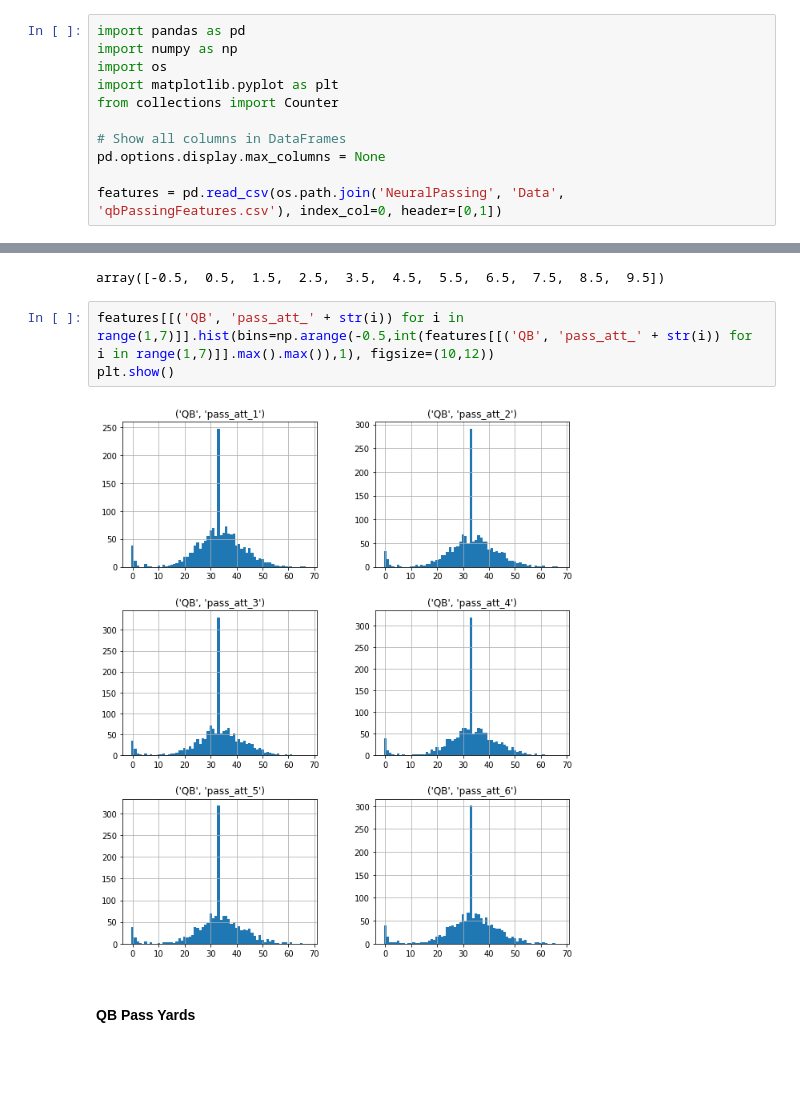
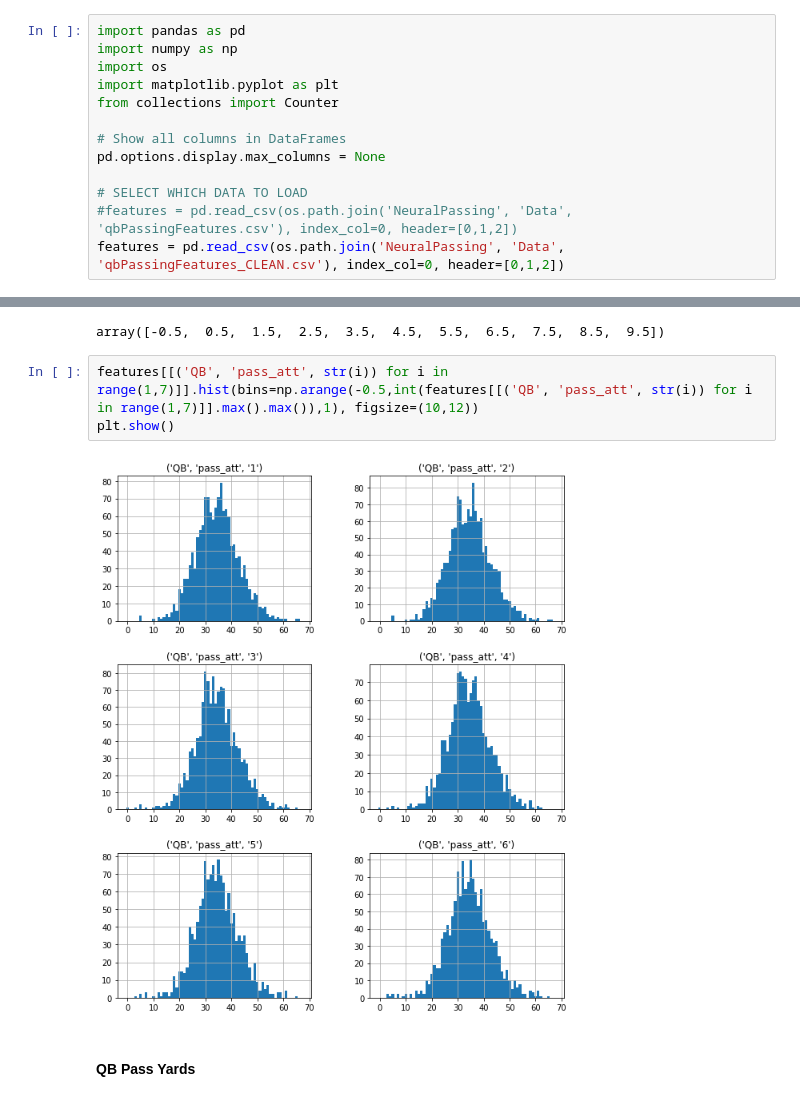
Before and after one commit to adunlop1234/NFL_Fantasy, a Jupyter notebook: QB Passing - Explore Data.ipynb, the cells around one changed output, grey strips where cells are left out. Drawn from its saved outputs; the diff is of its cells as text; blank space fills up the shorter version.

```diff
--- a/QB Passing - Explore Data.ipynb
+++ b/QB Passing - Explore Data.ipynb
@@ -14,7 +16,9 @@ from collections import Counter
 # Show all columns in DataFrames
 pd.options.display.max_columns = None
 
-features = pd.read_csv(os.path.join('NeuralPassing', 'Data', 'qbPassingFeatures.csv'), index_col=0, header=[0,1])
+# SELECT WHICH DATA TO LOAD
+#features = pd.read_csv(os.path.join('NeuralPassing', 'Data', 'qbPassingFeatures.csv'), index_col=0, header=[0,1,2])
+features = pd.read_csv(os.path.join('NeuralPassing', 'Data', 'qbPassingFeatures_CLEAN.csv'), index_col=0, header=[0,1,2])
 # %% [markdown]
 ## Explore Data
 # %% [markdown]
@@ -81,10 +87,10 @@ np.arange(-0.5,10,1)
 # %% [output]
 array([-0.5,  0.5,  1.5,  2.5,  3.5,  4.5,  5.5,  6.5,  7.5,  8.5,  9.5])
 # %%
-features[[('QB', 'pass_att_' + str(i)) for i in range(1,7)]].hist(bins=np.arange(-0.5,int(features[[('QB', 'pass_att_' + str(i)) for i in range(1,7)]].max().max()),1), figsize=(10,12))
+features[[('QB', 'pass_att', str(i)) for i in range(1,7)]].hist(bins=np.arange(-0.5,int(features[[('QB', 'pass_att', str(i)) for i in range(1,7)]].max().max()),1), figsize=(10,12))
 plt.show()
 # %% [output]
-[figure, old version]
+[figure, new version]
 # %% [markdown]
 #### QB Pass Yards
 # %%
```
Also changed, not shown: parts of 32 cells of this notebook, 3 other files.
